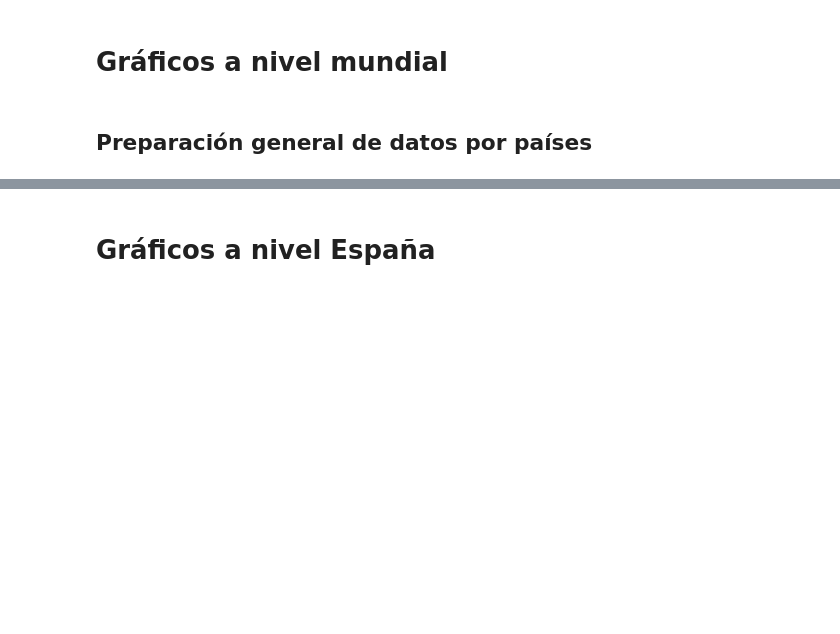
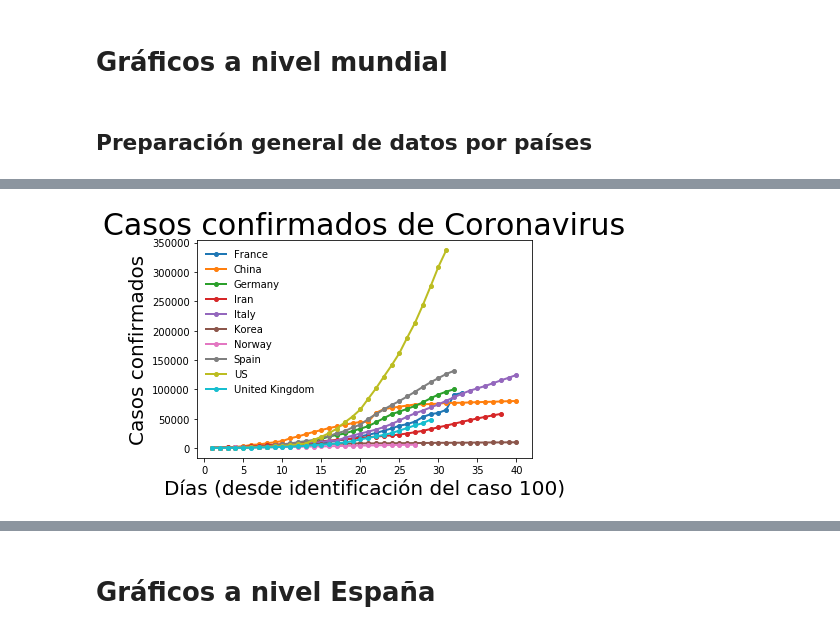
Before and after one commit to akakicreations/covid19-project, a Jupyter notebook: covid19_notebook_WEBFINAL.ipynb, the cells around one changed output, grey strips where cells are left out. Saved outputs shown, nothing was run; the diff lists cells and outputs as text; code cells hidden in the pictures; blank space fills up the shorter version.

```diff
--- a/covid19_notebook_WEBFINAL.ipynb
+++ b/covid19_notebook_WEBFINAL.ipynb
@@ -215,0 +215,86 @@ Country/Region  United Kingdom
+# %%
+'''Vamos a hacer un gráfico para ver los casos confirmados (desde caso 100)'''
+
+# Coger solo datos del último mes
+data_time_30days = data_time[-200:]
+# Si quiero quitar China: data_time_filter = data_time_filter.drop('China', axis=1)
+
+#Exporto los datos en diferentes arhcivos con casa país
+for country in list_countries:
+    dataX = data_time_30days[country]
+    dataX = dataX[dataX > 200]
+    dataX.to_csv('data_' + country + ".csv", index=False, header= country)
+
+#Lista dataframes
+dataframes_list = ['dataframe_France', 'dataframe_China', 'dataframe_Germany', 'dataframe_Iran', 'dataframe_Italy', 'dataframe_Korea', 'dataframe_Norway', 'dataframe_Spain', 'dataframe_US', 'dataframe_UnitedKingdom']
+dataframes_list[1]
+
+# Creamos los CSV
+dataframe_France = pd.read_csv('data_France.csv')
+dataframe_China = pd.read_csv('data_China.csv')
+dataframe_Germany = pd.read_csv('data_Germany.csv')
+dataframe_Iran = pd.read_csv('data_Iran.csv')
+dataframe_Italy = pd.read_csv('data_Italy.csv')
+dataframe_Korea = pd.read_csv('data_Korea, South.csv')
+dataframe_Norway = pd.read_csv('data_Norway.csv')
+dataframe_Spain = pd.read_csv('data_Spain.csv')
+dataframe_US = pd.read_csv('data_US.csv')
+dataframe_UnitedKingdom = pd.read_csv('data_United Kingdom.csv')
+
+#Les añadimos NaN al final y reindexamos
+new_index = np.arange(1,41)
+dataframe_France = dataframe_France.reindex(new_index)
+dataframe_China = dataframe_China.reindex(new_index)
+dataframe_Germany = dataframe_Germany.reindex(new_index)
+dataframe_Iran = dataframe_Iran.reindex(new_index)
+dataframe_Italy = dataframe_Italy.reindex(new_index)
+dataframe_Korea = dataframe_Korea.reindex(new_index)
+dataframe_Norway = dataframe_Norway.reindex(new_index)
+dataframe_Spain = dataframe_Spain.reindex(new_index)
+dataframe_US = dataframe_US.reindex(new_index)
+dataframe_UnitedKingdom = dataframe_UnitedKingdom.reindex(new_index)
+
+# Lo ploteo
+plt.plot(dataframe_France, label='France', marker='o', markersize=4, linewidth=2)
+plt.plot(dataframe_China, label='China',marker='o', markersize=4, linewidth=2)
+plt.plot(dataframe_Germany, label='Germany' ,marker='o', markersize=4, linewidth=2)
+plt.plot(dataframe_Iran, label='Iran',marker='o', markersize=4, linewidth=2)
+plt.plot(dataframe_Italy, label='Italy',marker='o', markersize=4, linewidth=2)
+plt.plot(dataframe_Korea, label='Korea' ,marker='o', markersize=4, linewidth=2)
+plt.plot(dataframe_Norway, label='Norway' ,marker='o', markersize=4, linewidth=2)
+plt.plot(dataframe_Spain, label='Spain' ,marker='o', markersize=4, linewidth=2)
+plt.plot(dataframe_US, label='US' ,marker='o', markersize=4, linewidth=2)
+plt.plot(dataframe_UnitedKingdom, label='United Kingdom',marker='o', markersize=4, linewidth=2)
+
+plt.legend(loc='upper left', frameon=False, fancybox=True)
+plt.title('Casos confirmados de Coronavirus', {'fontsize': 30})
+
+plt.xlabel("Días (desde identificación del caso 100)", {'fontsize': 20})
+plt.ylabel("Casos confirmados", {'fontsize': 20})
+plt.show()
+
+#Juntar dataframes y Exportar CSV completo
+data_drive_from100cases = dataframe_France.join([dataframe_China, dataframe_Germany, dataframe_Iran, dataframe_Italy, dataframe_Korea, dataframe_Norway, dataframe_Spain, dataframe_US,dataframe_UnitedKingdom])
+
+# Declare a list that is to be converted into a column
+
+'''doubleday = [100, 200, 400, 800, 1600, 3200, 6400, 12800, 25600, 51200, 102400, 204800, 409600, 819200,
+         'NaN', 'NaN', 'NaN', 'NaN', 'NaN', 'NaN', 'NaN', 'NaN', 'NaN', 'NaN', 'NaN', 'NaN',
+         'NaN', 'NaN', 'NaN', 'NaN', 'NaN', 'NaN', 'NaN', 'NaN', 'NaN', 'NaN', 'NaN',
+         'NaN', 'NaN', 'NaN']
+
+# doubletwodays = [100, (100*2)-(100/2), 200, (200*2)-(200/2), 800, (800*2)-(800/2), 1600,(1600*2)-(1600/2), 3200,
+                 (3200*2)-(3200/2), 6400, (6400*2)-(6400/2), 12800, (12800*2)-(12800/2), 25600, (25600*2)-(25600/2),
+                 51200, (51200*2)-(51200/2), 102400, (102400*2)-(102400/2), 204800, (204800*2)-(204800/2), 409600, (409600*2)-(409600/2),
+        819200, (819200*2)-(819200/2), 'NaN', 'NaN', 'NaN', 'NaN', 'NaN', 'NaN', 'NaN', 'NaN', 'NaN', 'NaN', 'NaN', 'NaN', 'NaN', 'NaN']
+'''
+
+# Using 'Address' as the column name
+# and equating it to the list
+# data_drive_from100cases['Doble cada día'] = doubleday
+# data_drive_from100cases['Doble cada dos días'] = doubletwodays
+
+data_drive_from100cases.to_csv('covid19_data_drive_from100.csv', sep = ';')
+data_drive_from100cases.tail()
+# %% [output]
+[figure, added]
```
Also changed, not shown: parts of 36 cells of this notebook, 26 other files.
